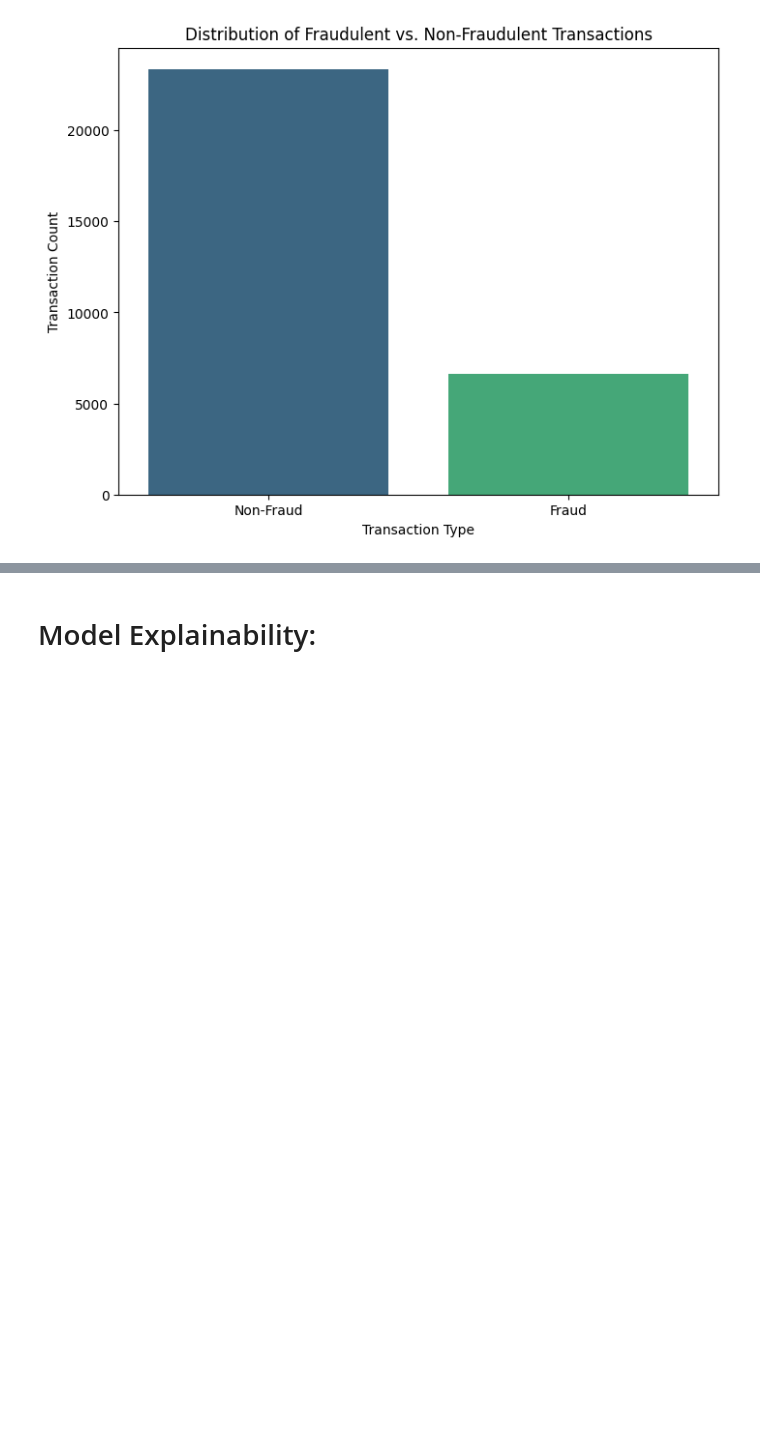
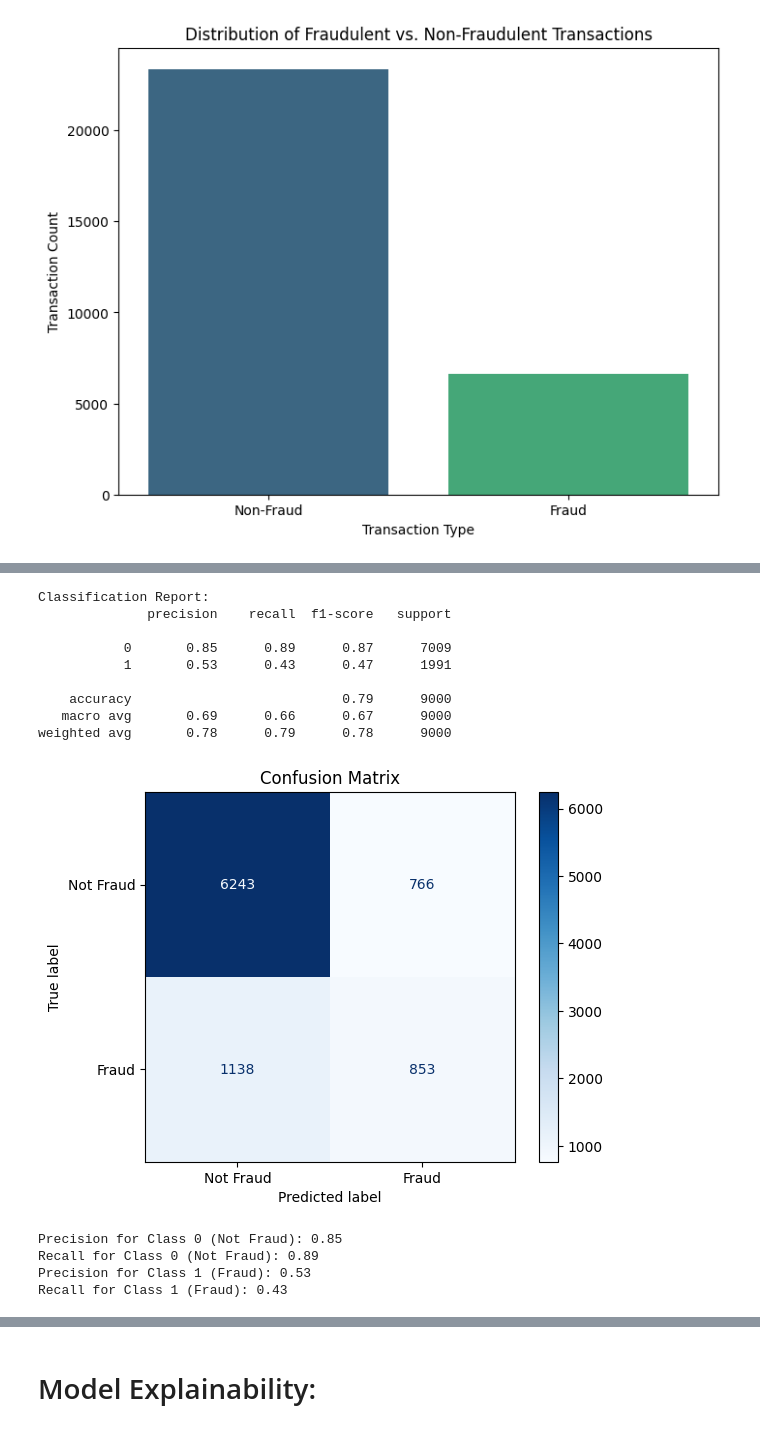
Before and after one commit to DoanNguyen2001/Credit-Card-Default, a Jupyter notebook: default_final.ipynb, the cells around one changed output, grey strips where cells are left out. Drawn from its saved outputs; the diff is of its cells as text; code cells hidden in the pictures; blank space fills up the shorter version.

Commit message:
final model with shap values and biases adjustment

```diff
--- a/default_final.ipynb
+++ b/default_final.ipynb
@@ -859,46 +802,63 @@ NameError: name 'ConfusionMatrixDisplay' is not defined
 # %%
 # Split the dataset into training and test sets
-X_train, X_test, y_train, y_test = train_test_split(X, y, test_size=0.3, random_state=42, stratify=y)
+X_train, X_test, y_train, y_test = train_test_split(
+    X, y, test_size=0.3, random_state=42, stratify=y
+)
 
-# Apply SMOTE to the training data to balance the classes
+# Apply SMOTE to balance classes in the training data
 smote = SMOTE(random_state=42)
 X_train_resampled, y_train_resampled = smote.fit_resample(X_train, y_train)
 
-# Scale the features (after SMOTE to avoid scaling of synthetic samples inappropriately)
+# Scale the features
 scaler = StandardScaler()
 X_train_scaled = scaler.fit_transform(X_train_resampled)
 X_test_scaled = scaler.transform(X_test)
 
-# Create an instance of XGBClassifier with default parameters
-xgb = XGBClassifier(random_state=42, scale_pos_weight=len(y_train_resampled[y_train_resampled == 0]) / len(y_train_resampled[y_train_resampled == 1]))
-
-# Train the model
+# Train the XGBClassifier
+xgb = XGBClassifier(
+    random_state=42,
+    scale_pos_weight=len(y_train_resampled[y_train_resampled == 0]) / len(y_train_resampled[y_train_resampled == 1])
+)
 xgb.fit(X_train_scaled, y_train_resampled)
 
-# Predict using the trained model
-y_pred_base = xgb.predict(X_test_scaled)
+# Predict on the test set
+y_pred = xgb.predict(X_test_scaled)
 
-# Evaluate the base classifier
-print("Best Model Classification Report:")
-print(classification_report(y_test, y_pred_base))
+# Evaluate the model
+print("Classification Report:")
+print(classification_report(y_test, y_pred))
 
-# Create a confusion matrix for the best model
-cm = confusion_matrix(y_test, y_pred_base)
-disp = ConfusionMatrixDisplay(confusion_matrix=cm, display_labels=["Not Fraud", "Fraud"])
-disp.plot(cmap="Blues")
-plt.title("Best Model Confusion Matrix")
+# Confusion Matrix
+cm = confusion_matrix(y_test, y_pred)
+ConfusionMatrixDisplay(confusion_matrix=cm, display_labels=["Not Fraud", "Fraud"]).plot(cmap="Blues")
+plt.title("Confusion Matrix")
 plt.show()
 
-# Optionally: Check precision and recall for class 0 and class 1 specifically
-precision_0 = precision_score(y_test, y_pred_base, pos_label=0)
-recall_0 = recall_score(y_test, y_pred_base, pos_label=0)
-precision_1 = precision_score(y_test, y_pred_base, pos_label=1)
-recall_1 = recall_score(y_test, y_pred_base, pos_label=1)
+# Precision and Recall for both classes
+precision_0 = precision_score(y_test, y_pred, pos_label=0)
+recall_0 = recall_score(y_test, y_pred, pos_label=0)
+precision_1 = precision_score(y_test, y_pred, pos_label=1)
+recall_1 = recall_score(y_test, y_pred, pos_label=1)
 
-print(f"Precision for Class 0 (Not Fraud): {precision_0}")
-print(f"Recall for Class 0 (Not Fraud): {recall_0}")
-print(f"Precision for Class 1 (Fraud): {precision_1}")
-print(f"Recall for Class 1 (Fraud): {recall_1}")
+print(f"Precision for Class 0 (Not Fraud): {precision_0:.2f}")
+print(f"Recall for Class 0 (Not Fraud): {recall_0:.2f}")
+print(f"Precision for Class 1 (Fraud): {precision_1:.2f}")
+print(f"Recall for Class 1 (Fraud): {recall_1:.2f}")
+# %% [output]
+Classification Report:
+              precision    recall  f1-score   support
+
+           0       0.85      0.89      0.87      7009
+           1       0.53      0.43      0.47      1991
+
+    accuracy                           0.79      9000
+   macro avg       0.69      0.66      0.67      9000
+weighted avg       0.78      0.79      0.78      9000
+[figure, added]
+Precision for Class 0 (Not Fraud): 0.85
+Recall for Class 0 (Not Fraud): 0.89
+Precision for Class 1 (Fraud): 0.53
+Recall for Class 1 (Fraud): 0.43
 # %%
 import matplotlib.pyplot as plt
 from sklearn.metrics import classification_report, roc_curve, roc_auc_score, confusion_matrix, ConfusionMatrixDisplay
```
Also changed, not shown: parts of 17 cells of this notebook.
